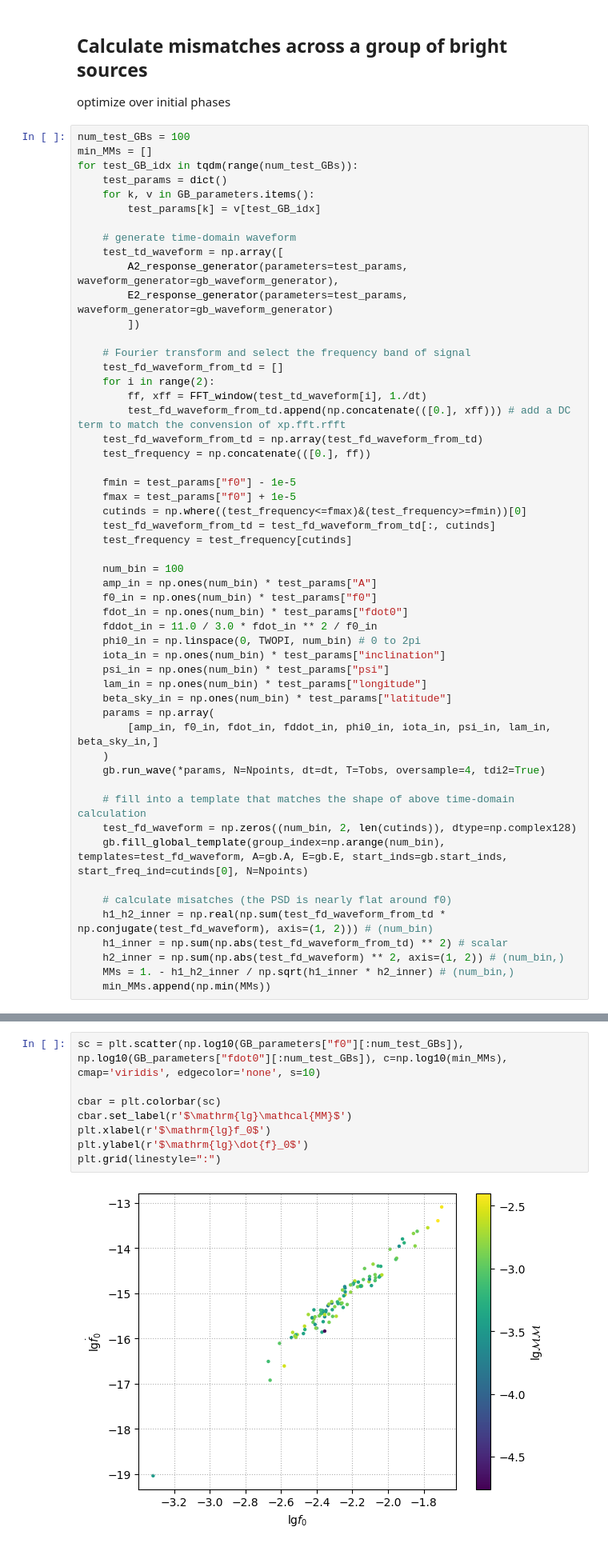
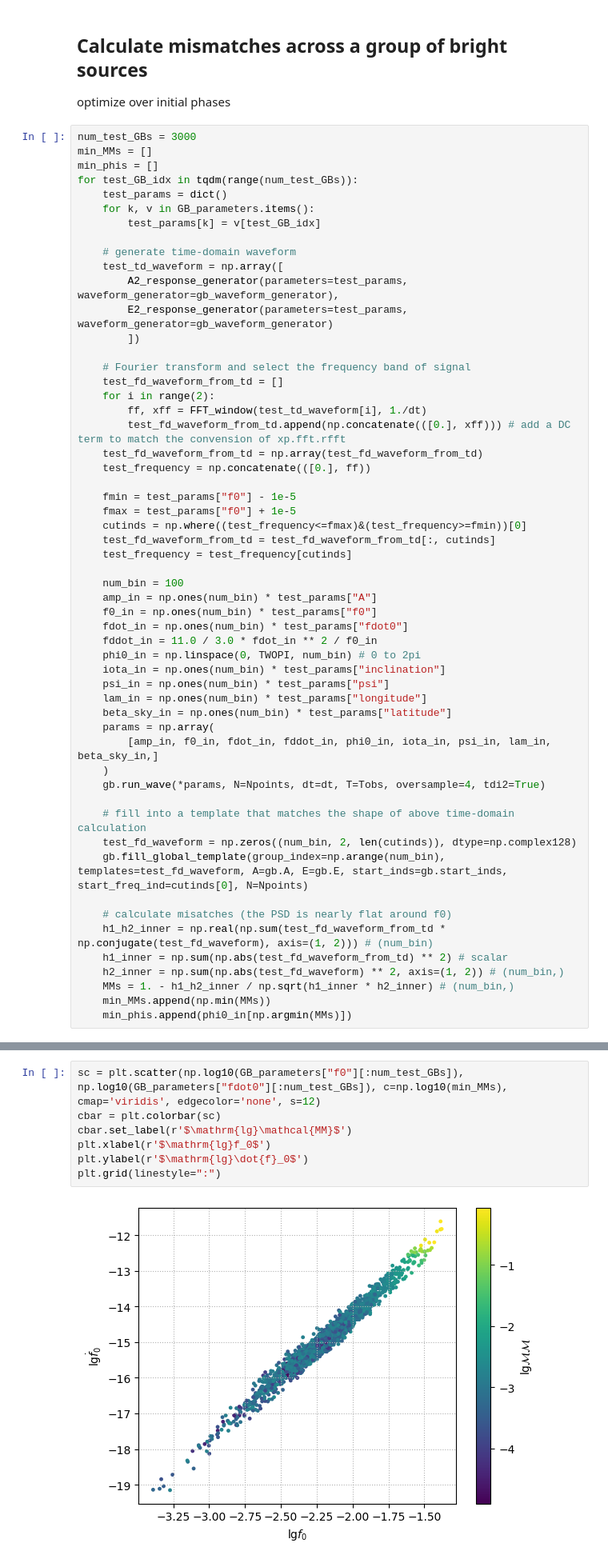
Before and after one commit to TriangleDataCenter/Triangle-GB, a Jupyter notebook: Examples/0_Compare_TD_FD_Waveforms.ipynb, the cells around one changed output, grey strips where cells are left out. Shown at 80% size. Saved outputs shown, nothing was run; the diff lists cells and outputs as text.

```diff
--- a/Examples/0_Compare_TD_FD_Waveforms.ipynb
+++ b/Examples/0_Compare_TD_FD_Waveforms.ipynb
@@ -177,8 +178,9 @@ plt.xlim(test_params["f0"] - 2e-6, test_params["f0"] + 2e-6)
 ## Calculate mismatches across a group of bright sources
 optimize over initial phases
 # %%
-num_test_GBs = 100
+num_test_GBs = 3000
 min_MMs = []
+min_phis = []
 for test_GB_idx in tqdm(range(num_test_GBs)):
     test_params = dict()
     for k, v in GB_parameters.items():
@@ -229,6 +231,7 @@ for test_GB_idx in tqdm(range(num_test_GBs)):
     h2_inner = np.sum(np.abs(test_fd_waveform) ** 2, axis=(1, 2)) # (num_bin,)
     MMs = 1. - h1_h2_inner / np.sqrt(h1_inner * h2_inner) # (num_bin,)
     min_MMs.append(np.min(MMs))
+    min_phis.append(phi0_in[np.argmin(MMs)])
 # %%
 plt.hist(np.log10(min_MMs), bins=50, density=True);
 plt.xlabel(r'$\mathrm{lg}\mathcal{MM}$')
@@ -239,10 +242,9 @@ Text(0, 0.5, 'PDF')
 # %%
-sc = plt.scatter(np.log10(GB_parameters["f0"][:num_test_GBs]), np.log10(GB_parameters["fdot0"][:num_test_GBs]), c=np.log10(min_MMs), cmap='viridis', edgecolor='none', s=10)
-
+sc = plt.scatter(np.log10(GB_parameters["f0"][:num_test_GBs]), np.log10(GB_parameters["fdot0"][:num_test_GBs]), c=np.log10(min_MMs), cmap='viridis', edgecolor='none', s=12)
 cbar = plt.colorbar(sc)
 cbar.set_label(r'$\mathrm{lg}\mathcal{MM}$')
 plt.xlabel(r'$\mathrm{lg}f_0$')
 plt.ylabel(r'$\mathrm{lg}\dot{f}_0$')
 plt.grid(linestyle=":")
 # %% [output]
-[figure, old version]
+[figure, new version]
```
Also changed, not shown: parts of 3 cells of this notebook, 3 other files.
